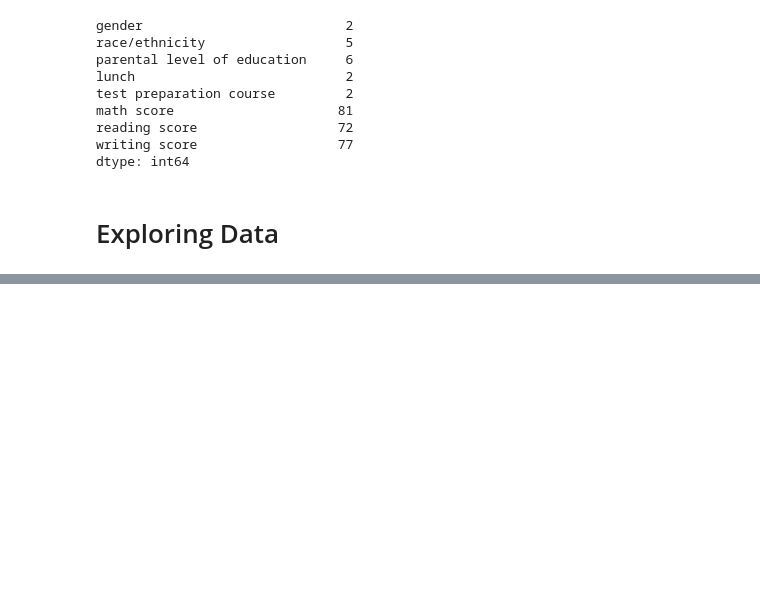
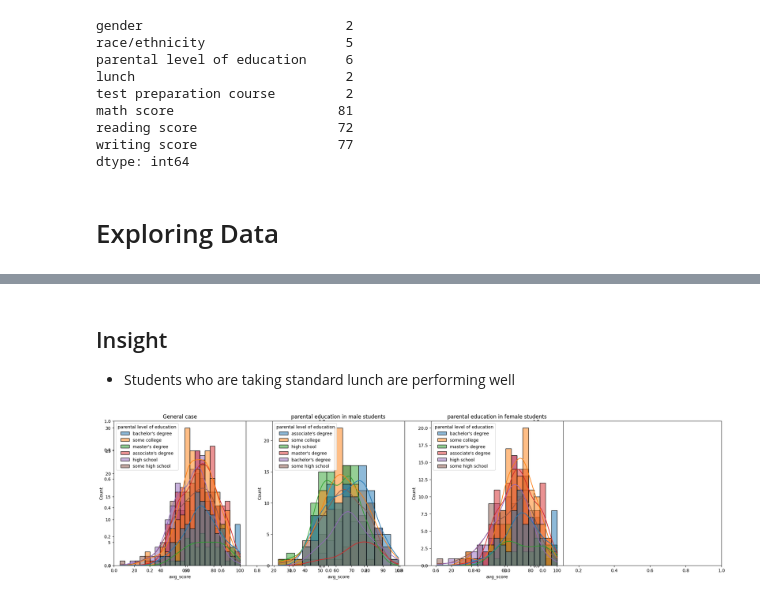
Before and after one commit to Toji339/MachineLearningProject, a Jupyter notebook: notebook/EDA STUDENT PERFORMANCE.ipynb, the cells around one changed output, grey strips where cells are left out. Drawn from its saved outputs; the diff is of its cells as text; code cells hidden in the pictures; blank space fills up the shorter version.

```diff
--- a/notebook/EDA STUDENT PERFORMANCE.ipynb
+++ b/notebook/EDA STUDENT PERFORMANCE.ipynb
@@ -112,0 +208,18 @@ Categories in test preparation course variable: ['none' 'completed']
+# %% [markdown]
+## Insight
+
+- Students who are taking standard lunch are performing well
+# %%
+plt.subplots(1,3,figsize = (25,6))
+plt.subplot(141)
+ax = sns.histplot(data = df, x = 'avg_score',kde = True, hue = 'parental level of education')
+plt.title('General case')
+plt.subplot(142)
+ax = sns.histplot(data = df[df.gender == 'male'], x = 'avg_score',kde = True, hue = 'parental level of education')
+plt.title('parental education in male students')
+plt.subplot(143)
+ax = sns.histplot(data = df[df.gender == 'female'],x = 'avg_score',kde = True, hue = 'parental level of education')
+plt.title('parental education in female students')
+plt.show()
+# %% [output]
+[figure, added]
```
Also changed, not shown: parts of 13 cells of this notebook.
